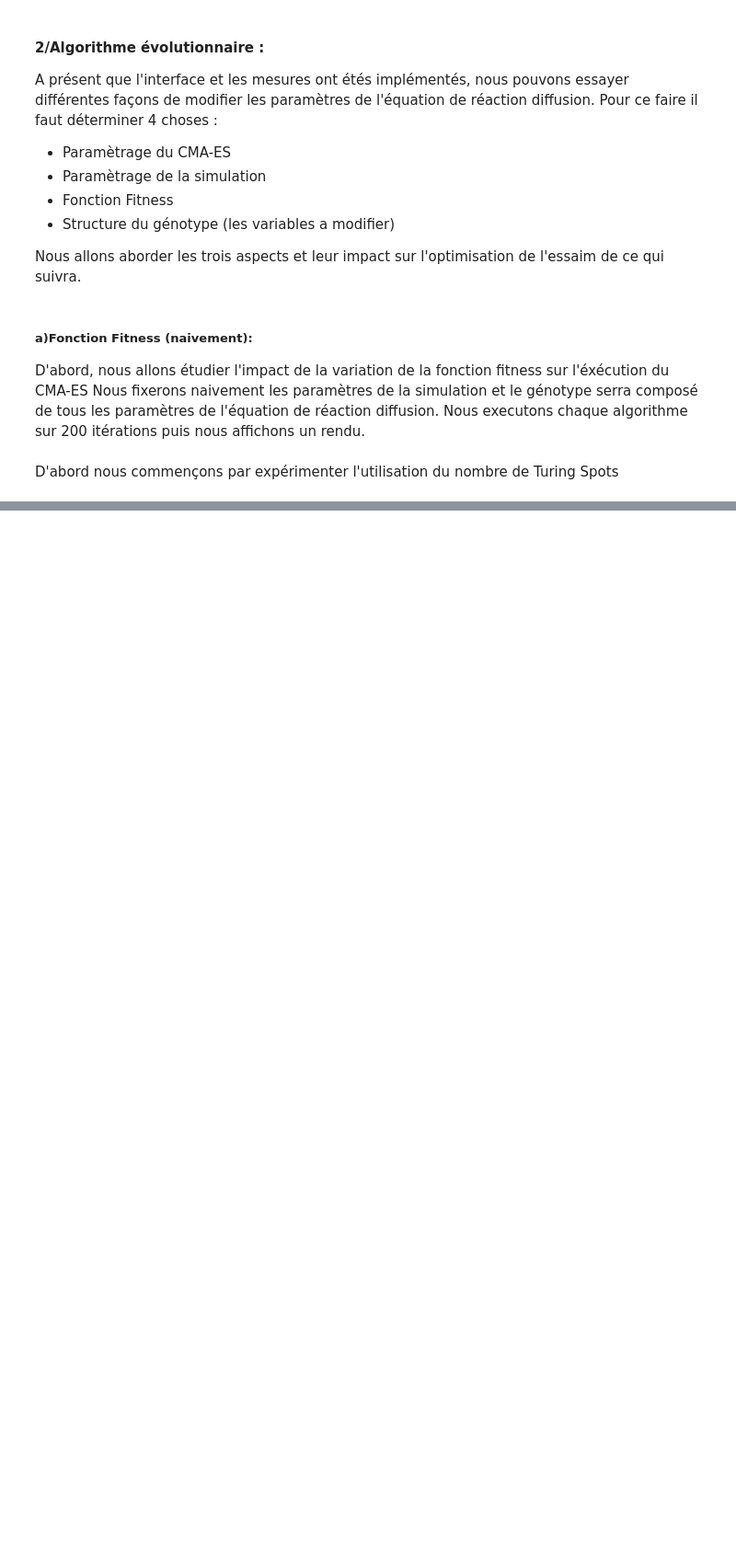
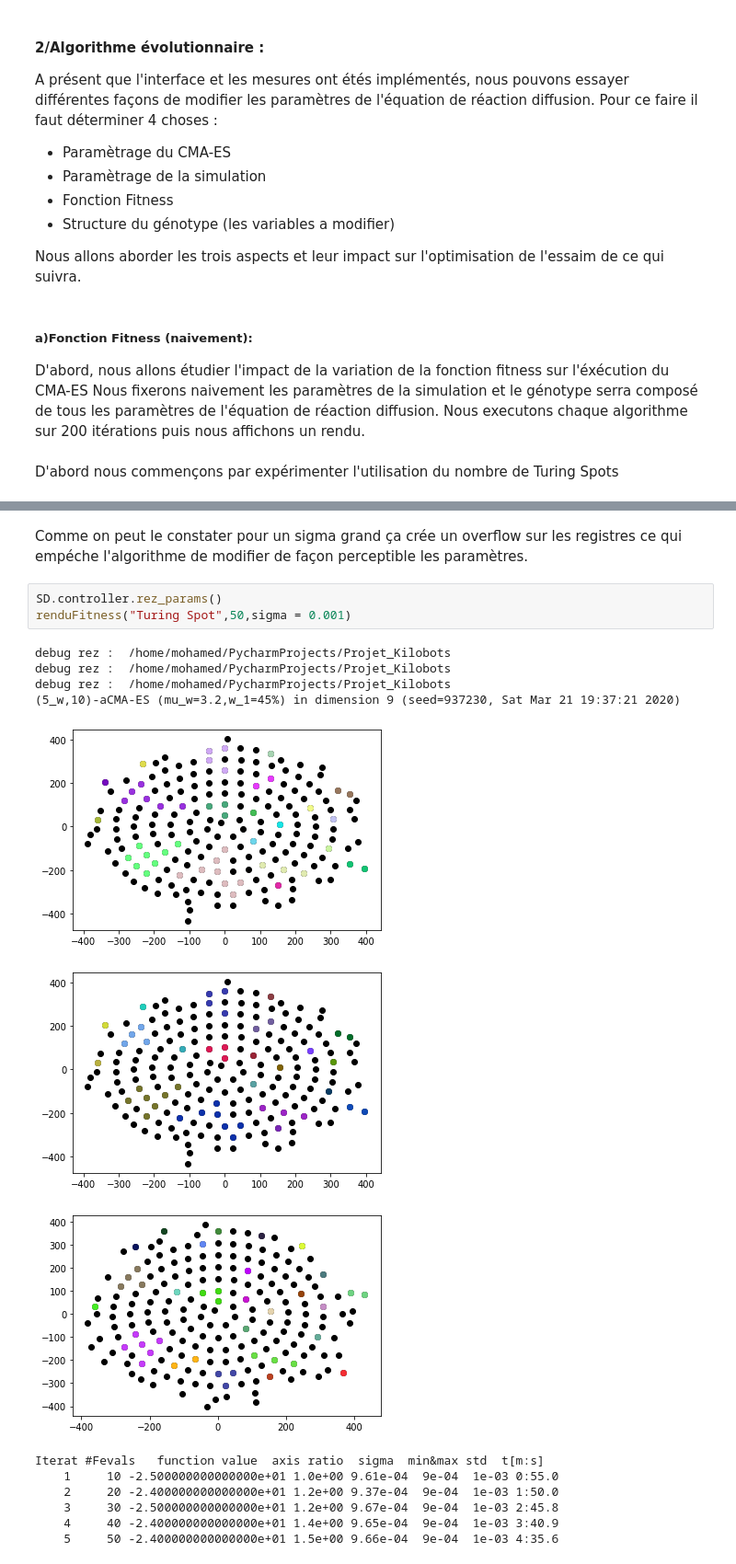
Before and after one commit to steagsInc/Projet_Kilobots, a Jupyter notebook: Rapport_1.ipynb, the cells around one changed output, grey strips where cells are left out. Shown: that part at 92% size. Cells and saved outputs as stored; diff of their text form; blank space fills up the shorter version.

```diff
--- a/Rapport_1.ipynb
+++ b/Rapport_1.ipynb
@@ -82,0 +110,19 @@ debug rez :  /home/mohamed/PycharmProjects/Projet_Kilobots
+# %% [markdown]
+Comme on peut le constater pour un sigma grand ça crée un overflow sur les registres ce qui empéche l'algorithme de modifier de façon perceptible les paramètres.
+# %%
+SD.controller.rez_params()
+renduFitness("Turing Spot",50,sigma = 0.001)
+# %% [output]
+debug rez :  /home/mohamed/PycharmProjects/Projet_Kilobots
+debug rez :  /home/mohamed/PycharmProjects/Projet_Kilobots
+debug rez :  /home/mohamed/PycharmProjects/Projet_Kilobots
+(5_w,10)-aCMA-ES (mu_w=3.2,w_1=45%) in dimension 9 (seed=937230, Sat Mar 21 19:37:21 2020)
+[figure, added]
+[figure, added]
+[figure, added]
+Iterat #Fevals   function value  axis ratio  sigma  min&max std  t[m:s]
+    1     10 -2.500000000000000e+01 1.0e+00 9.61e-04  9e-04  1e-03 0:55.0
+    2     20 -2.400000000000000e+01 1.2e+00 9.37e-04  9e-04  1e-03 1:50.0
+    3     30 -2.500000000000000e+01 1.2e+00 9.67e-04  9e-04  1e-03 2:45.8
+    4     40 -2.400000000000000e+01 1.4e+00 9.65e-04  9e-04  1e-03 3:40.9
+    5     50 -2.400000000000000e+01 1.5e+00 9.66e-04  9e-04  1e-03 4:35.6
```
Also changed, not shown: parts of 19 cells of this notebook, 16 other files.
